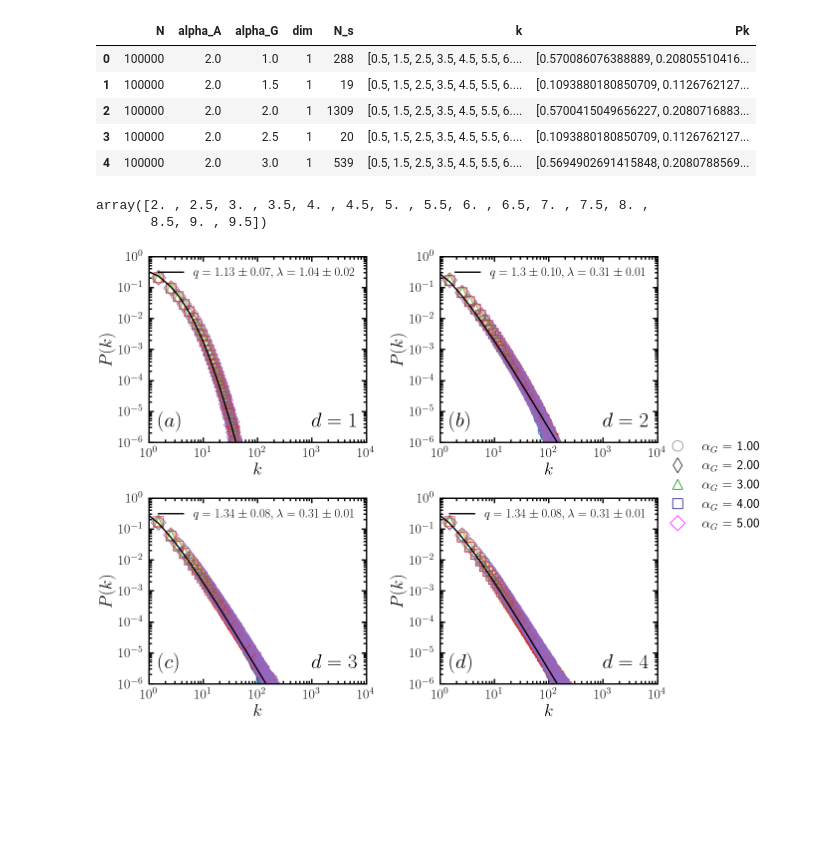
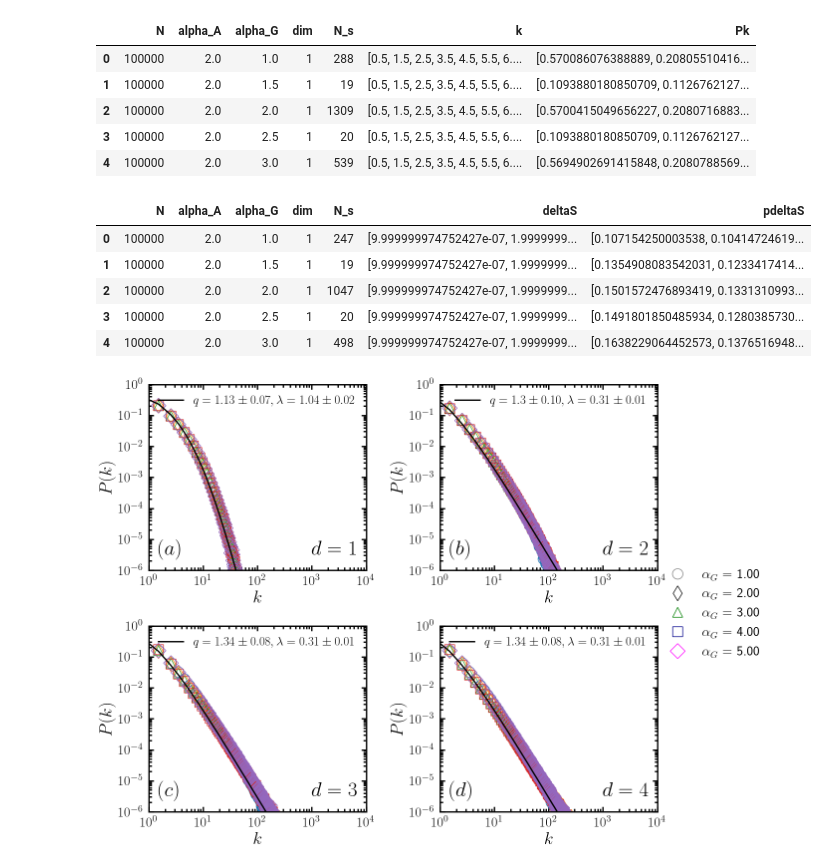
Before and after one commit to JuniorAlencar/SpatialPreferential, a Jupyter notebook: scripts/jupyter/distributions.ipynb, the cells around one changed output. Cells and saved outputs as stored; diff of their text form; code cells hidden in the pictures; blank space fills up the shorter version.

```diff
--- a/scripts/jupyter/distributions.ipynb
+++ b/scripts/jupyter/distributions.ipynb
@@ -92,11 +92,15 @@ df_degree.head()
 | 2 | 100000 | 2.0 | 2.0 | 1 | 1309 | [0.5, 1.5, 2.5, 3.5, 4.5, 5.5, 6.... | [0.5700415049656227, 0.2080716883... |
 | 3 | 100000 | 2.0 | 2.5 | 1 | 20 | [0.5, 1.5, 2.5, 3.5, 4.5, 5.5, 6.... | [0.1093880180850709, 0.1126762127... |
 | 4 | 100000 | 2.0 | 3.0 | 1 | 539 | [0.5, 1.5, 2.5, 3.5, 4.5, 5.5, 6.... | [0.5694902691415848, 0.2080788569... |
-# %%
-np.sort(df_degree[df_degree["alpha_G"]==2.0]["alpha_A"].unique())
-# %% [output]
-array([2. , 2.5, 3. , 3.5, 4. , 4.5, 5. , 5.5, 6. , 6.5, 7. , 7.5, 8. ,
-       8.5, 9. , 9.5])
+# %%
+df_distances.head()
+# %% [output]
+|  | N | alpha_A | alpha_G | dim | N_s | deltaS | pdeltaS |
+| 0 | 100000 | 2.0 | 1.0 | 1 | 247 | [9.999999974752427e-07, 1.9999999... | [0.107154250003538, 0.10414724619... |
+| 1 | 100000 | 2.0 | 1.5 | 1 | 19 | [9.999999974752427e-07, 1.9999999... | [0.1354908083542031, 0.1233417414... |
+| 2 | 100000 | 2.0 | 2.0 | 1 | 1047 | [9.999999974752427e-07, 1.9999999... | [0.1501572476893419, 0.1331310993... |
+| 3 | 100000 | 2.0 | 2.5 | 1 | 20 | [9.999999974752427e-07, 1.9999999... | [0.1491801850485934, 0.1280385730... |
+| 4 | 100000 | 2.0 | 3.0 | 1 | 498 | [9.999999974752427e-07, 1.9999999... | [0.1638229064452573, 0.1376516948... |
 # %%
 # ✔️ Definindo manualmente os parâmetros
 alpha_ag_f = 2.0
```
Also changed, not shown: parts of 18 cells of this notebook, 1 other file.
